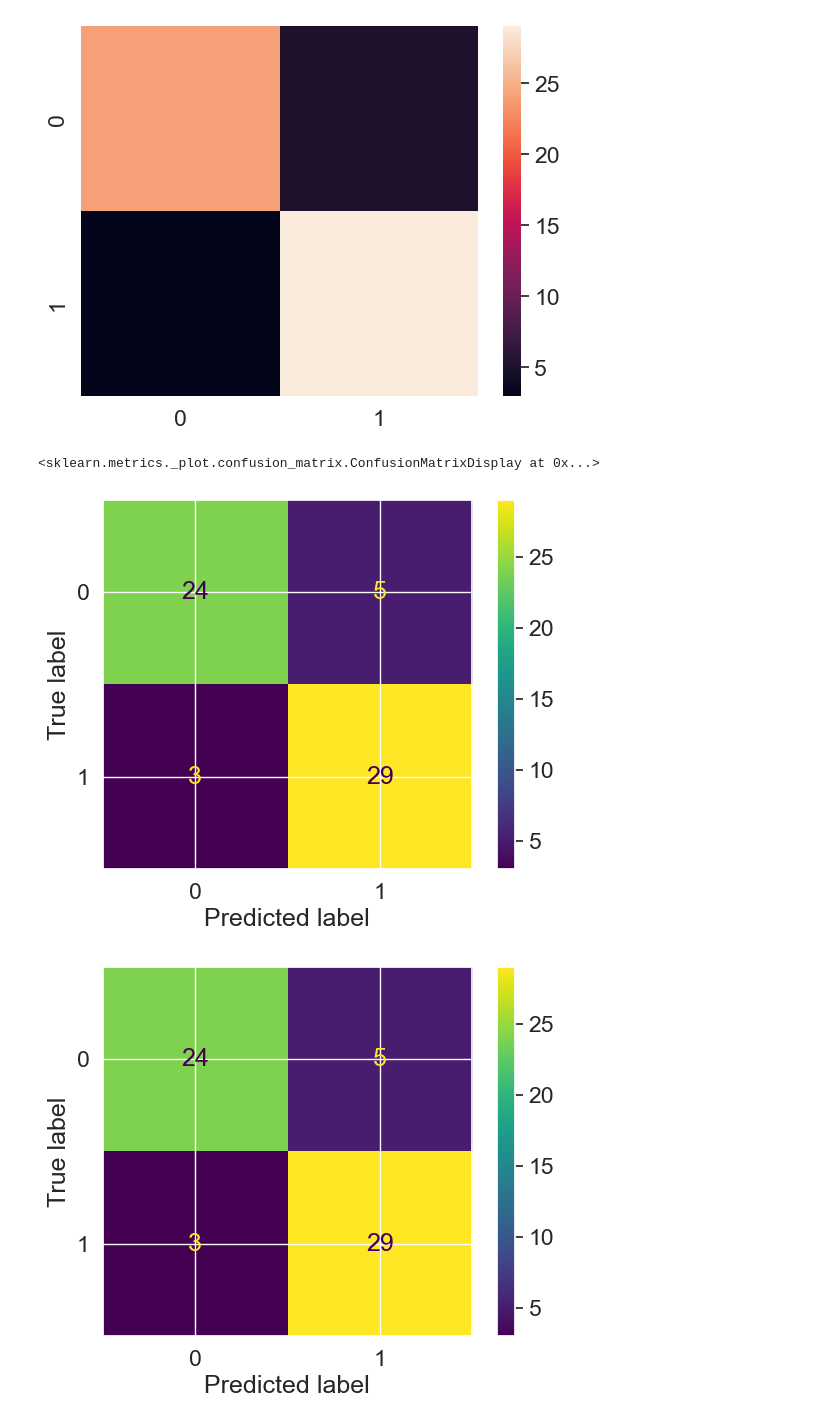
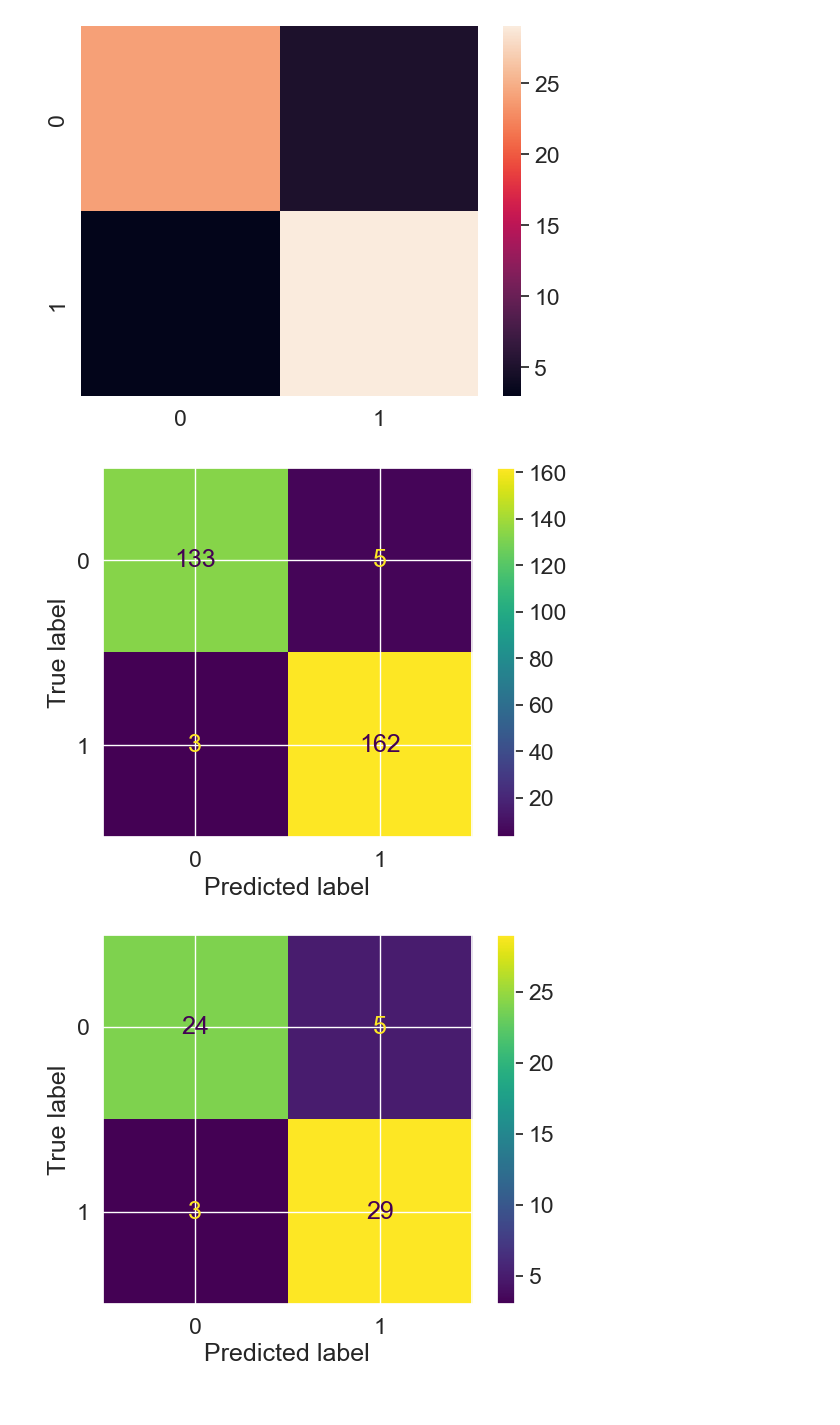
Before and after one commit to hannan70/ML-With-Andrei-Neagoie, a Jupyter notebook: Sklearn/classification-problem.ipynb, the cells around one changed output. Cells and saved outputs as stored; diff of their text form; code cells hidden in the pictures.

```diff
--- a/Sklearn/classification-problem.ipynb
+++ b/Sklearn/classification-problem.ipynb
@@ -133,10 +133,9 @@ sns.heatmap(conf_mat)
 # %%
 from sklearn.metrics import ConfusionMatrixDisplay
 
-ConfusionMatrixDisplay.from_estimator(estimator=model, X=X_test, y=y_test)
+ConfusionMatrixDisplay.from_estimator(estimator=model, X=X, y=y);
 # %% [output]
-<sklearn.metrics._plot.confusion_matrix.ConfusionMatrixDisplay at 0x...>
-[figure, old version]
+[figure, new version]
 # %%
 ConfusionMatrixDisplay.from_predictions(y_test, y_pred);
 # %% [output]
```
Also changed, not shown: 2 other files.
